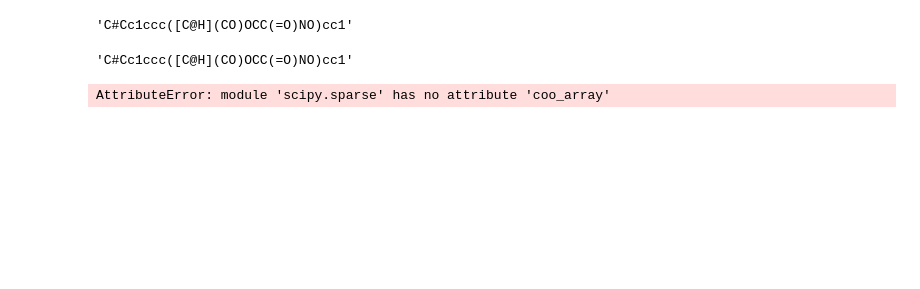
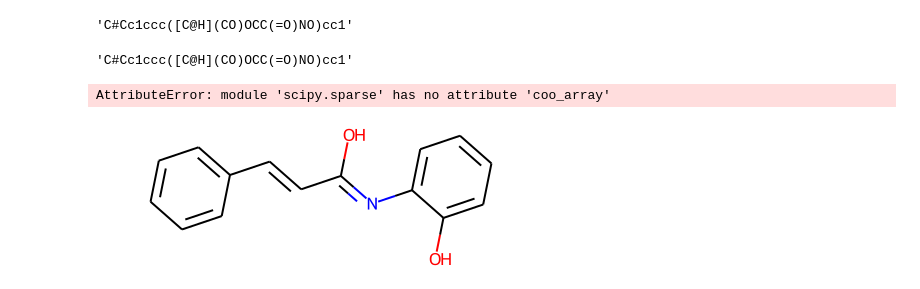
Before and after one commit to warner121/wizepair2, a Jupyter notebook: notebooks/dev-nx.ipynb, the cells around one changed output. Drawn from its saved outputs; the diff is of its cells as text; code cells hidden in the pictures; blank space fills up the shorter version.

```diff
--- a/notebooks/dev-nx.ipynb
+++ b/notebooks/dev-nx.ipynb
@@ -705,3 +709,7 @@ sio.mmwrite('test.mat', m)
 AttributeError: module 'scipy.sparse' has no attribute 'coo_array'
 # %%
 m
+# %%
+Chem.MolFromInchi('InChI=1S/C15H13NO2/c17-14-9-5-4-8-13(14)16-15(18)11-10-12-6-2-1-3-7-12/h1-11,17H,(H,16,18)/b11-10+')
+# %% [output]
+[figure, added]
```
Also changed, not shown: parts of 15 cells of this notebook, 1 other file.
